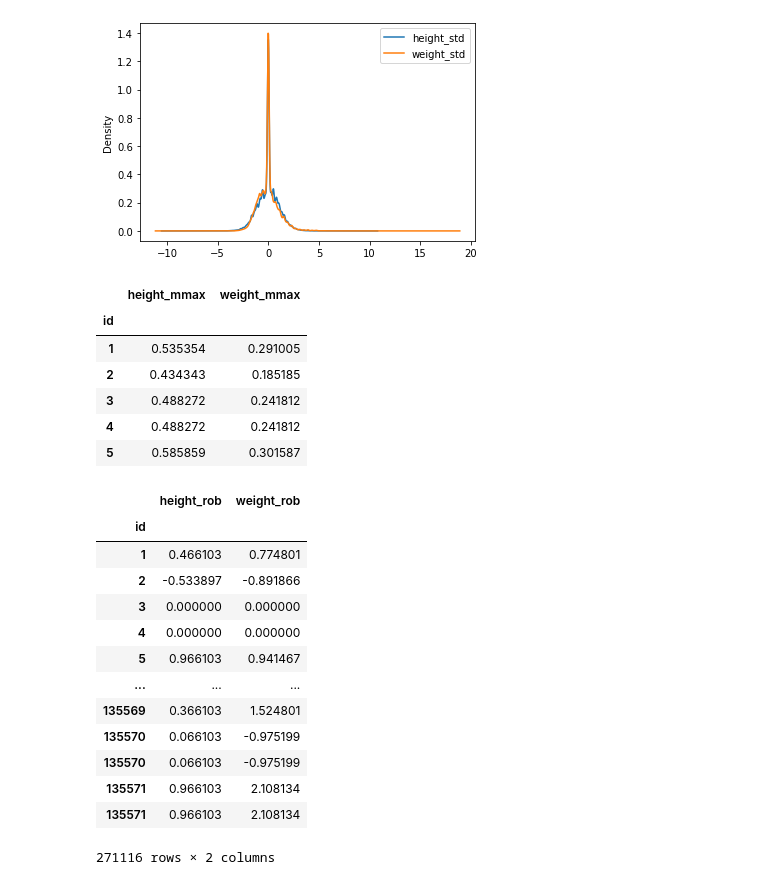
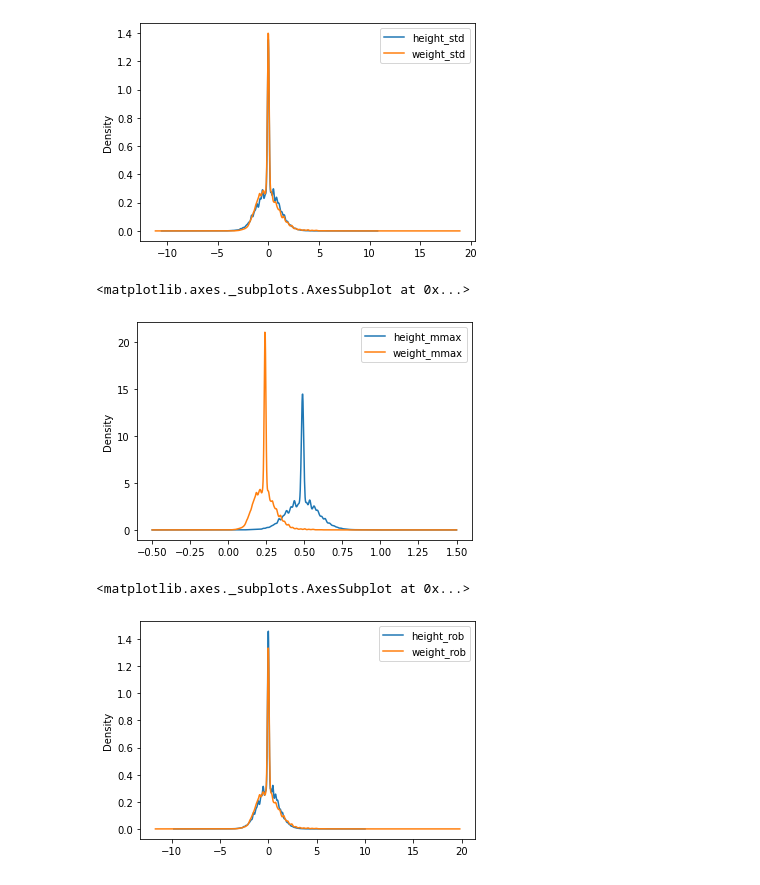
Before and after one commit to flavianacif/DSWP, a Jupyter notebook: Exercicio_Atletas.ipynb, the cells around one changed output. Saved outputs shown, nothing was run; the diff lists cells and outputs as text; code cells hidden in the pictures.

```diff
--- a/Exercicio_Atletas.ipynb
+++ b/Exercicio_Atletas.ipynb
@@ -134,32 +134,15 @@ df_atletas[['height_std','weight_std']].plot(kind = 'kde')
 from sklearn.preprocessing import MinMaxScaler
 # %%
 df_atletas[['height_mmax','weight_mmax']] = MinMaxScaler().fit_transform(df_atletas[['height_notna','weight_notna']])
-df_atletas[['height_mmax','weight_mmax']].head()
+df_atletas[['height_mmax','weight_mmax']].plot(kind = 'kde')
 # %% [output]
-|  | height_mmax | weight_mmax |
-| id |  |  |
-| 1 | 0.535354 | 0.291005 |
-| 2 | 0.434343 | 0.185185 |
-| 3 | 0.488272 | 0.241812 |
-| 4 | 0.488272 | 0.241812 |
-| 5 | 0.585859 | 0.301587 |
+<matplotlib.axes._subplots.AxesSubplot at 0x...>
+[figure, added]
 # %%
 from sklearn.preprocessing import RobustScaler
 # %%
 df_atletas[['height_rob','weight_rob']] = RobustScaler().fit_transform(df_atletas[['height_notna','weight_notna']])
-df_atletas[['height_rob','weight_rob']]
+df_atletas[['height_rob','weight_rob']].plot(kind = 'kde')
 # %% [output]
-|  | height_rob | weight_rob |
-| id |  |  |
-| 1 | 0.466103 | 0.774801 |
-| 2 | -0.533897 | -0.891866 |
-| 3 | 0.000000 | 0.000000 |
-| 4 | 0.000000 | 0.000000 |
-| 5 | 0.966103 | 0.941467 |
-| ... | ... | ... |
-| 135569 | 0.366103 | 1.524801 |
-| 135570 | 0.066103 | -0.975199 |
-| 135570 | 0.066103 | -0.975199 |
-| 135571 | 0.966103 | 2.108134 |
-| 135571 | 0.966103 | 2.108134 |
-271116 rows × 2 columns
+<matplotlib.axes._subplots.AxesSubplot at 0x...>
+[figure, added]
```
